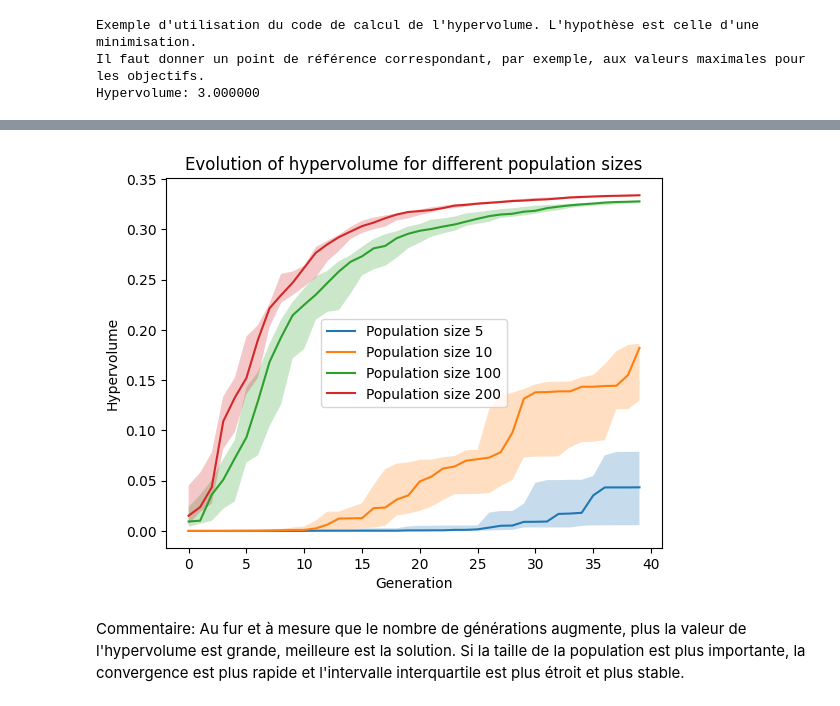
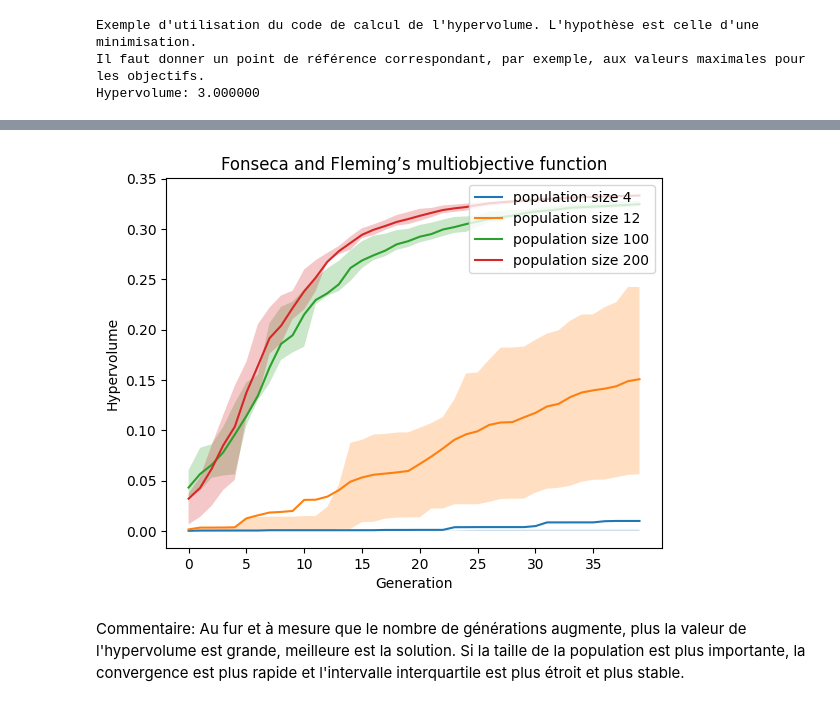
Before and after one commit to zhenyuefu/evolutionary-strategy, a Jupyter notebook: Enonce.ipynb, the cells around one changed output, grey strips where cells are left out. Drawn from its saved outputs; the diff is of its cells as text; code cells hidden in the pictures.

```diff
--- a/Enonce.ipynb
+++ b/Enonce.ipynb
@@ -175,31 +177,35 @@ Complétez le code en annexe et tracez les courbes pour des populations de taill
 # <INIT_DEAP>
 # Code d'initialisation du "créateur" de DEAP, partie à mettre dans le programme principal
 # NE PAS MODIFIER
-weights=(-1.0,)
+weights = (-1.0,)
 from deap import creator, base
+
 set_creator(creator)
 
-if (hasattr(creator, "MaFitness")):
+if hasattr(creator, "MaFitness"):
     # Deleting any previous definition (to avoid warning message)
     del creator.MaFitness
 creator.create("MaFitness", base.Fitness, weights=(weights))
 
-if (hasattr(creator, "Individual")):
+if hasattr(creator, "Individual"):
     # Deleting any previous definition (to avoid warning message)
     del creator.Individual
 creator.create("Individual", list, fitness=creator.MaFitness)
 # </INIT_DEAP>
 
-#<ANSWER>
+# <ANSWER>
 import numpy as np
+
 
 # Evaluate the function multiple times and plot the median and quartiles
 def run_multiple_experiments(n, nbgen, evaluate, IND_SIZE, title, nb_runs=10):
     all_max = np.zeros((nb_runs, nbgen))
 
     for i in range(nb_runs):
-        population, hof, logbook = ea_elitist(n, nbgen, evaluate, IND_SIZE,weights=weights)
-        all_max[i,:] = logbook.select("max")
+        population, hof, logbook = ea_elitist(
+            n, nbgen, evaluate, IND_SIZE, weights=weights
+        )
+        all_max[i, :] = logbook.select("max")
 
     median_max = np.median(all_max, axis=0)
     fit_25 = np.quantile(all_max, 0.25, axis=0)
@@ -214,6 +220,7 @@ def run_multiple_experiments(n, nbgen, evaluate, IND_SIZE, title, nb_runs=10):
     plt.title(title)
     plt.legend(loc="upper right")
 
+
 # Test on Ackley function
 from deap.benchmarks import ackley
 
@@ -222,5 +229,5 @@ from deap.benchmarks import ackley
 for n in [5, 10, 100, 200]:
     run_multiple_experiments(n, 40, ackley, 10, "Ackley function")
 
-#</ANSWER>
+# </ANSWER>
 # %% [output]
@@ -262,66 +279,57 @@ Hypervolume: 3.000000
 # <INIT_DEAP>
 # Code d'initialisation du "créateur" de DEAP, partie à mettre dans le programme principal
 # NE PAS MODIFIER
-weights=(-1.0,-1.0)
+weights = (-1.0, -1.0)
 
 from deap import creator, base
+
 set_creator(creator)
 
-if (hasattr(creator, "MaFitness")):
+if hasattr(creator, "MaFitness"):
     # Deleting any previous definition (to avoid warning message)
     del creator.MaFitness
 creator.create("MaFitness", base.Fitness, weights=(weights))
 
-if (hasattr(creator, "Individual")):
+if hasattr(creator, "Individual"):
     # Deleting any previous definition (to avoid warning message)
     del creator.Individual
 creator.create("Individual", list, fitness=creator.MaFitness)
 # </INIT_DEAP>
 
-#<ANSWER>
+# <ANSWER>
+import numpy as np
 
-def run_nsga2_multiple_times(n, nbgen, evaluate, nb_runs=10):
-    logbooks = []
+
+# Evaluate the function multiple times and plot the median and quartiles
+def run_multiple_experiments(n, nbgen, evaluate, title, nb_runs=10):
+    all_hypervolume = np.zeros((nb_runs, nbgen))
 
     for i in range(nb_runs):
-        print(f"Run {i + 1}/{nb_runs}")
-        _, _, logbook = nsga2(n, nbgen, evaluate)
-        logbooks.append(logbook)
+        pop, pf, logbook = nsga2(n, nbgen, evaluate)
+        all_hypervolume[i, :] = logbook.select("hypervolume")
 
-    return logbooks
+    mean_hypervolume = np.mean(all_hypervolume, axis=0)
+    q1_hypervolume = np.quantile(all_hypervolume, 0.25, axis=0)
+    q3_hypervolume = np.quantile(all_hypervolume, 0.75, axis=0)
 
-def plot_hypervolume_evolution(logbooks, pop_sizes):
-    fig, ax = plt.subplots()
-
-    for idx, pop_size in enumerate(pop_sizes):
-        hypervolumes = np.array([log.select("hypervolume") for log in logbooks[idx]])
-
-        gen = logbooks[idx][0].select("gen")
-        hypervolume_median = np.median(hypervolumes, axis=0)
-        hypervolume_25 = np.quantile(hypervolumes, 0.25, axis=0)
-        hypervolume_75 = np.quantile(hypervolumes, 0.75, axis=0)
-
-        ax.plot(gen, hypervolume_median, label=f"Population size {pop_size}")
-        ax.fill_between(gen, hypervolume_25, hypervolume_75, alpha=0.25, linewidth=0)
-
-    ax.set_xlabel("Generation")
-    ax.set_ylabel("Hypervolume")
-    ax.set_title("Evolution of hypervolume for different population sizes")
-    ax.legend()
-
-    plt.show()
-from deap.benchmarks import fonseca
-pop_sizes = [5, 10, 100, 200]
-logbooks = []
-
-for pop_size in pop_sizes:
-    print(f"\nRunning NSGA-II for population size: {pop_size}")
-    logbooks.append(run_nsga2_multiple_times(pop_size, 40, fonseca, nb_runs=10))
+    gen = range(nbgen)
+    plt.plot(gen, mean_hypervolume, label=f"population size {n}")
+    plt.fill_between(gen, q1_hypervolume, q3_hypervolume, alpha=0.25, linewidth=0)
+    plt.xlabel("Generation")
+    plt.ylabel("Hypervolume")
+    plt.xticks(range(0, nbgen, 5))
+    plt.title(title)
+    plt.legend(loc="upper right")
 
 
-plot_hypervolume_evolution(logbooks, pop_sizes)
+# Test on Ackley function
+from deap.benchmarks import fonseca
 
+# Test
 
-
-#</ANSWER>
+for n in [4, 12, 100, 200]:
+    run_multiple_experiments(
+        n, 40, fonseca, "Fonseca and Fleming’s multiobjective function"
+    )
+# </ANSWER>
 # %% [output]
@@ -345,4 +337,4 @@ Run 1/10
-[figure, old version]
+[figure, new version]
 # %% [markdown]
 Commentaire:
 <ANSWER>
```
Also changed, not shown: parts of 14 cells of this notebook, 1 other file.
